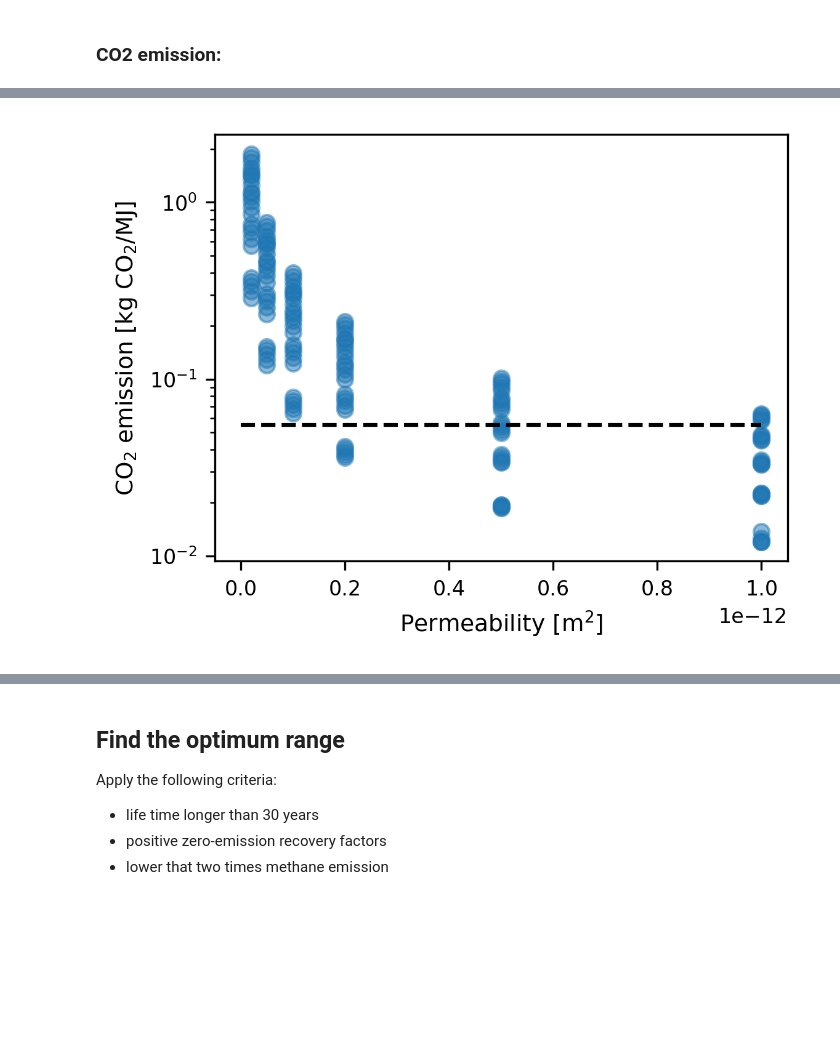
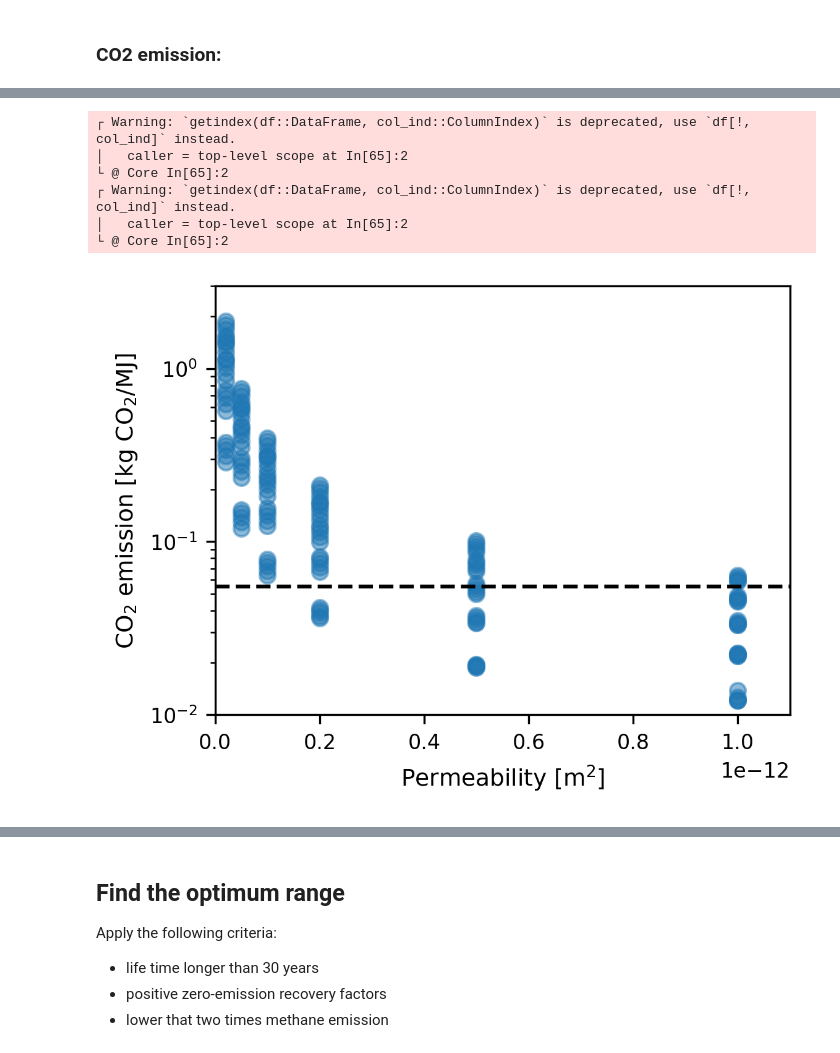
Before and after one commit to simulkade/geothermal, a Jupyter notebook: data_analysis_results.ipynb, the cells around one changed output, grey strips where cells are left out. Saved outputs shown, nothing was run; the diff lists cells and outputs as text; code cells hidden in the pictures; blank space fills up the shorter version.

```diff
--- a/data_analysis_results.ipynb
+++ b/data_analysis_results.ipynb
@@ -194,12 +292,19 @@ savefig("figs/CO2_emission_flow.png")
 # %%
 figure(figsize=(4,3))
 semilogy(df_geo[:k_m2], df_geo[:c_CO2], alpha = 0.5, "o")
-semilogy([0, 1e-12], [em_gas, em_gas]*1e3, "--k")
+semilogy([0, 1.1e-12], [em_gas, em_gas]*1e3, "--k")
 xlabel("Permeability [m\$^2\$]")
 ylabel("CO\$_2\$ emission [kg CO\$_2\$/MJ]")
+axis([0, 1.1e-12, 1e-2, 3])
 savefig("figs/CO2_emission_perm.png")
 # %% [output]
+┌ Warning: `getindex(df::DataFrame, col_ind::ColumnIndex)` is deprecated, use `df[!, col_ind]` instead.
+│   caller = top-level scope at In[65]:2
+└ @ Core In[65]:2
+┌ Warning: `getindex(df::DataFrame, col_ind::ColumnIndex)` is deprecated, use `df[!, col_ind]` instead.
+│   caller = top-level scope at In[65]:2
+└ @ Core In[65]:2
-[figure, old version]
+[figure, new version]
 # %%
 figure(figsize=(4,3))
 semilogy(df_geo[:k_m2], df_geo[:c_CO2]*0.15, alpha = 0.5, "o")
```
Also changed, not shown: parts of 19 cells of this notebook, 14 other files.
